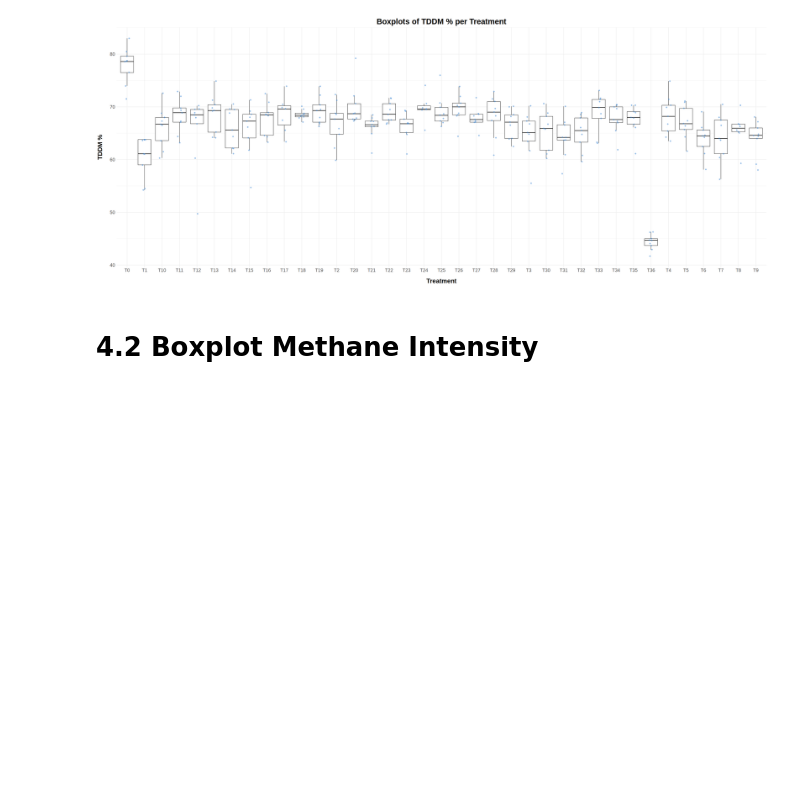
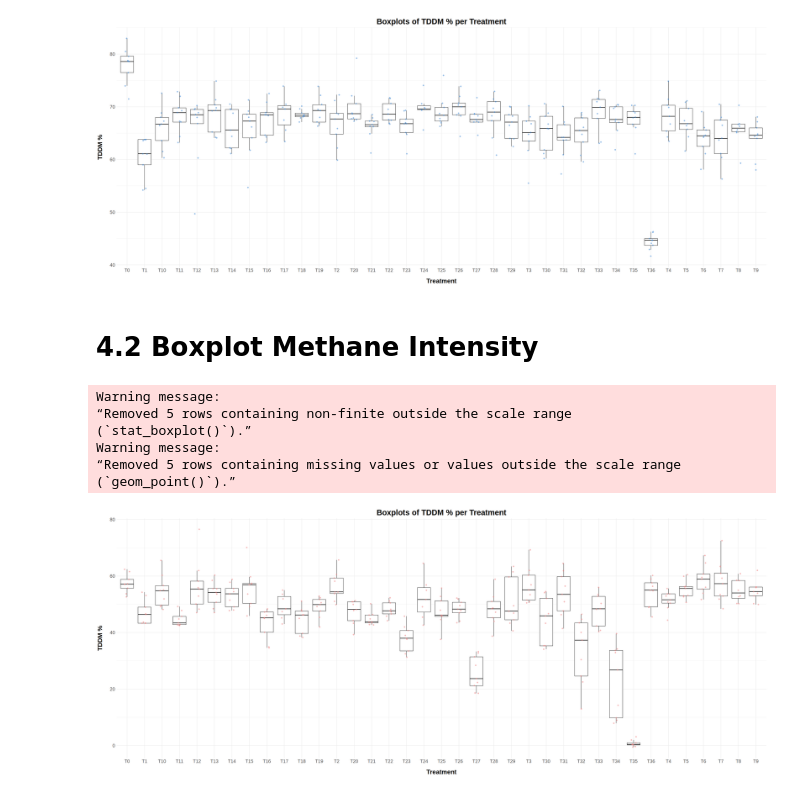
Before and after one commit to maurope/lmf, a Jupyter notebook: notebooks/2026/2026_09_11_R_bios_diets_anaylisis_for_alejandra.ipynb, the cells around one changed output. Drawn from its saved outputs; the diff is of its cells as text; code cells hidden in the pictures; blank space fills up the shorter version.

```diff
--- a/notebooks/2026/2026_09_11_R_bios_diets_anaylisis_for_alejandra.ipynb
+++ b/notebooks/2026/2026_09_11_R_bios_diets_anaylisis_for_alejandra.ipynb
@@ -100,15 +100,23 @@ Warning message:
 # 4.2 Boxplot Methane Intensity
 # %%
 options(repr.plot.width=30, repr.plot.height=12)
-ggplot(df, aes(x = Treatment, y = TDDM_percentage)) +
+ggplot(df, aes(x = Treatment, y = CH4_ml_g_DMD._24h)) +
       geom_boxplot(outlier.shape = NA) +
-      geom_jitter(width = 0.15, alpha = 0.5, color = "#3a86d4") +
-      labs(title = "Boxplots of TDDM % per Treatment", x = "Treatment", y = "TDDM %") +
+      geom_jitter(width = 0.15, alpha = 0.5, color = "lightcoral") +
+      labs(title = "Boxplots of Methane intensity per Treatment", x = "Treatment", y = "TDDM %") +
       theme_minimal() +
       theme(
         plot.title = element_text(size = 25, face = "bold", hjust = 0.5),
         axis.title.x = element_text(size = 20, face = "bold",  margin = margin(t = 20)),
         axis.title.y = element_text(size = 20, face = "bold",  margin = margin(r = 20)),
         axis.text.x = element_text(size = 15),
         axis.text.y = element_text(size = 15)
       )
+# %% [output]
+Warning message:
+“Removed 5 rows containing non-finite outside the scale range
+(`stat_boxplot()`).”
+Warning message:
+“Removed 5 rows containing missing values or values outside the scale range
+(`geom_point()`).”
+[figure, added]
```
Also changed, not shown: 1 other file.
